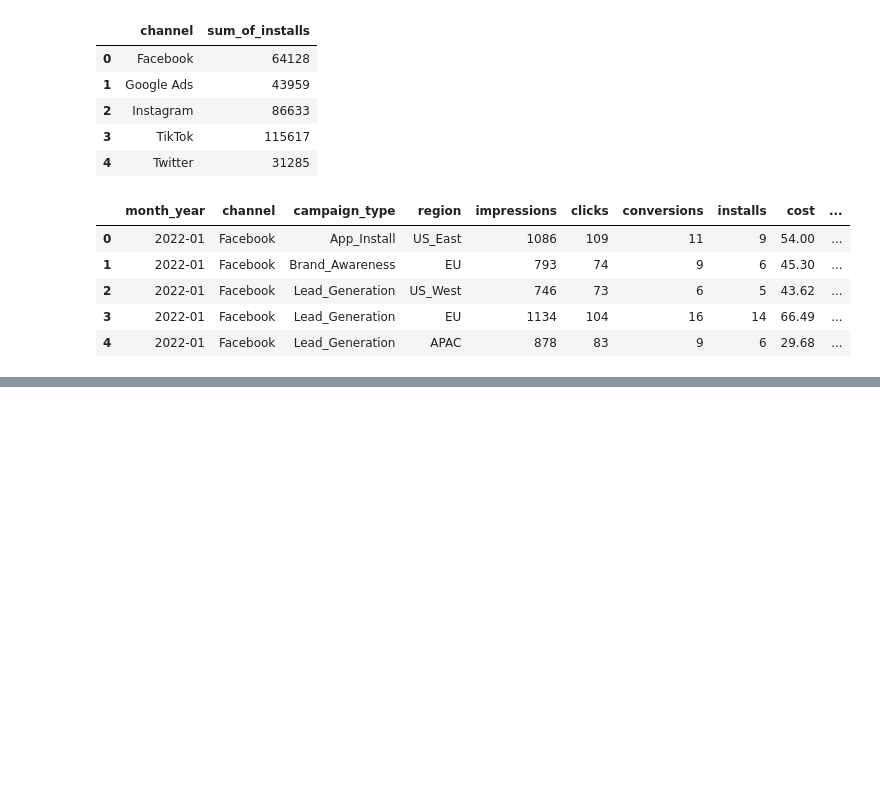
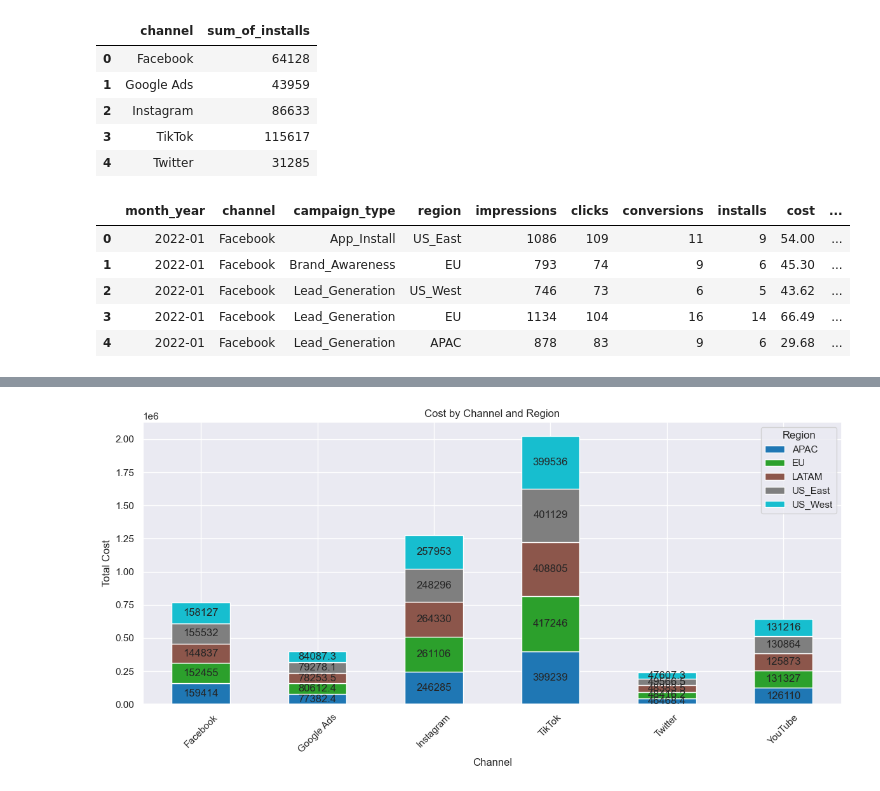
Before and after one commit to rakeshtparayil/marketing_analytics, a Jupyter notebook: marketing_new.ipynb, the cells around one changed output, grey strips where cells are left out. Drawn from its saved outputs; the diff is of its cells as text; code cells hidden in the pictures; blank space fills up the shorter version.

```diff
--- a/marketing_new.ipynb
+++ b/marketing_new.ipynb
@@ -560,0 +565,27 @@ mktg.head(5)
+# %%
+
+# Aggregate installs by channel and region
+aggregated_installs = mktg.groupby(['channel', 'region'], as_index=False)['cost'].sum()
+
+# Pivot the data for stacking
+pivot_data = aggregated_installs.pivot(index='channel', columns='region', values='cost').fillna(0)
+
+# Plot the stacked bar chart
+ax = pivot_data.plot(kind='bar', stacked=True, figsize=(12, 6), colormap='tab10')
+
+# Add install counts in each box
+for container in ax.containers:
+    ax.bar_label(container, label_type='center')
+
+# Formatting
+plt.title("Cost by Channel and Region")
+plt.xlabel("Channel")
+plt.ylabel("Total Cost")
+plt.xticks(rotation=45)
+plt.legend(title="Region")
+plt.tight_layout()
+
+# Show the plot
+plt.show()
+# %% [output]
+[figure, added]
```
Also changed, not shown: parts of 5 cells of this notebook.
